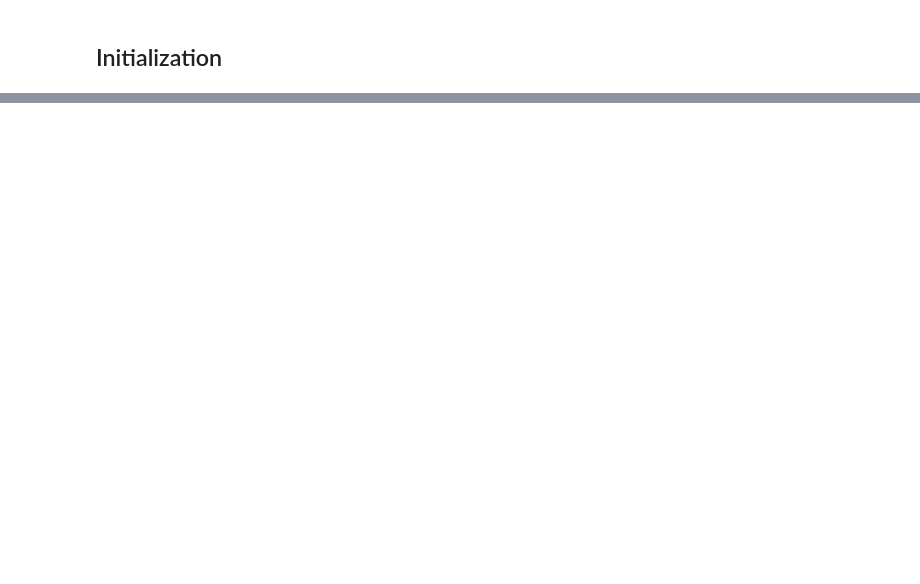
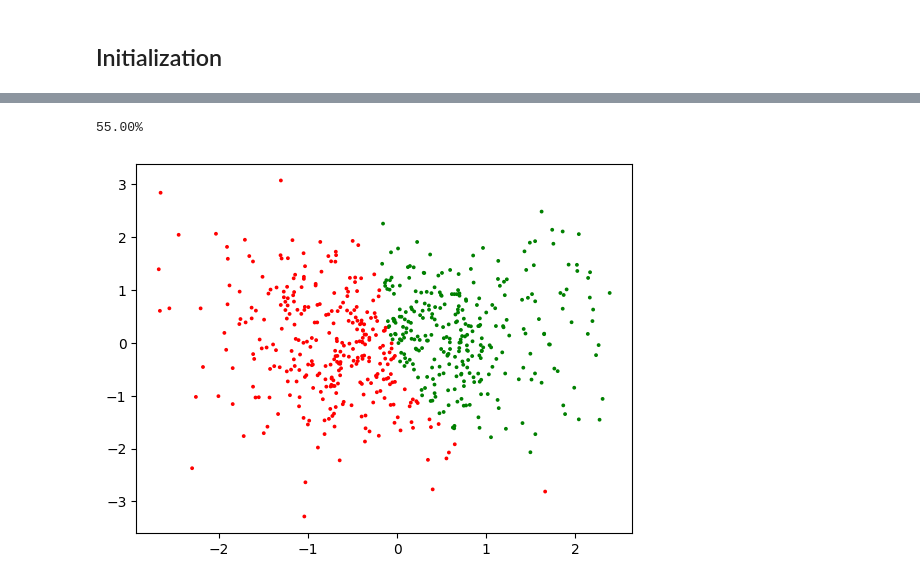
Before and after one commit to Gargantulax/ML_Project_Phase1, a Jupyter notebook: main.ipynb, the cells around one changed output, grey strips where cells are left out. Saved outputs shown, nothing was run; the diff lists cells and outputs as text; code cells hidden in the pictures; blank space fills up the shorter version.

```diff
--- a/main.ipynb
+++ b/main.ipynb
@@ -92,0 +118,6 @@ No artists with labels found to put in legend.  Note that artists whose label st
+# %%
+plot_E(data, Q, n, colors)
+print("%.2f" % cluster_match_percent(Q) + "%")
+# %% [output]
+55.00%
+[figure, added]
```
Also changed, not shown: parts of 13 cells of this notebook.
